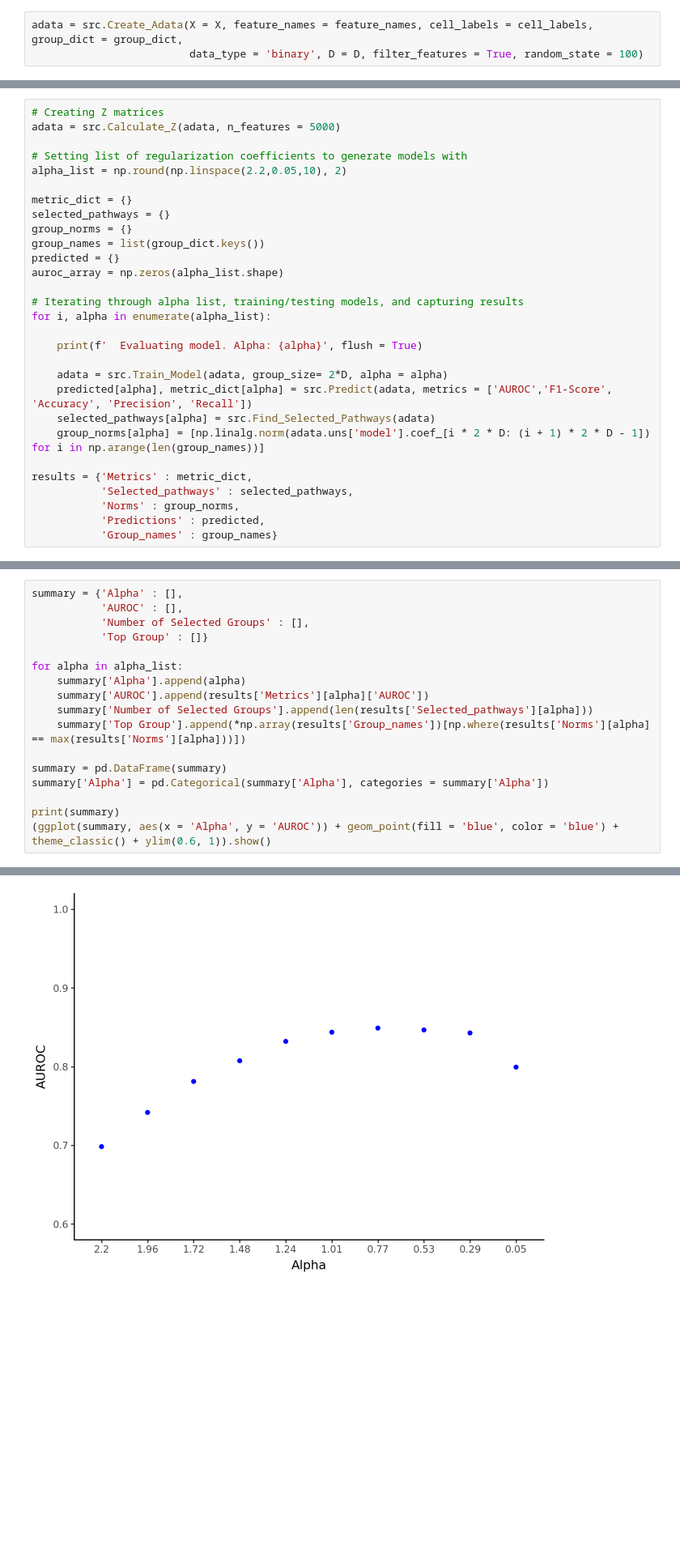
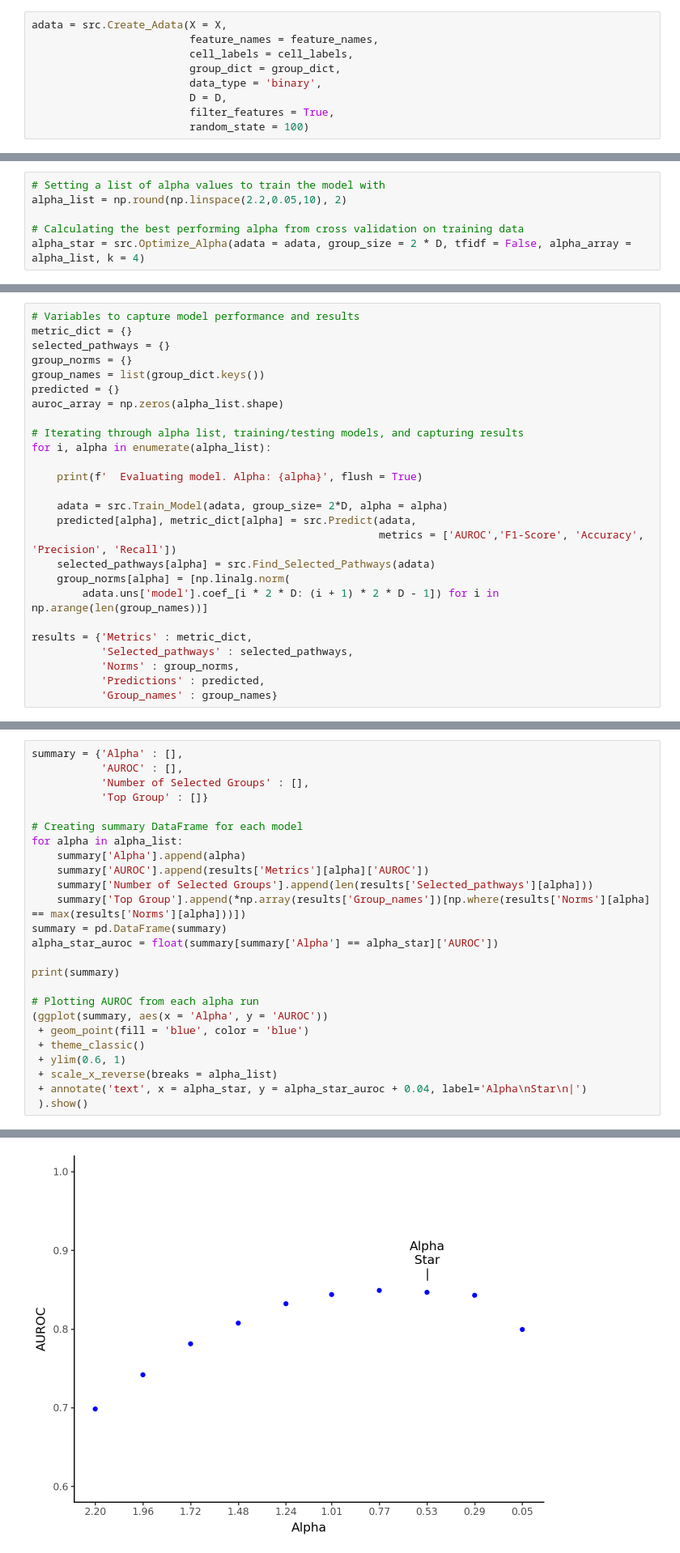
Before and after one commit to ohsu-cedar-comp-hub/scMKL, a Jupyter notebook: example/ATAC_analysis.ipynb, the cells around one changed output, grey strips where cells are left out. Shown at 81% size. Saved outputs shown, nothing was run; the diff lists cells and outputs as text; blank space fills up the shorter version.

```diff
--- a/example/ATAC_analysis.ipynb
+++ b/example/ATAC_analysis.ipynb
@@ -52,3 +63,9 @@ scMKL takes advantage of AnnData's flexible structure to create a straight-forwa
 # %%
-adata = src.Create_Adata(X = X, feature_names = feature_names, cell_labels = cell_labels, group_dict = group_dict,
-                         data_type = 'binary', D = D, filter_features = True, random_state = 100)
+adata = src.Create_Adata(X = X,
+                         feature_names = feature_names,
+                         cell_labels = cell_labels,
+                         group_dict = group_dict,
+                         data_type = 'binary',
+                         D = D,
+                         filter_features = True,
+                         random_state = 100)
@@ -59,0 +118,6 @@ adata = src.Estimate_Sigma(adata, n_features = 200)
+# %%
+# Setting a list of alpha values to train the model with
+alpha_list = np.round(np.linspace(2.2,0.05,10), 2)
+
+# Calculating the best performing alpha from cross validation on training data
+alpha_star = src.Optimize_Alpha(adata = adata, group_size = 2 * D, tfidf = False, alpha_array = alpha_list, k = 4)
@@ -63,12 +136,7 @@ Here we will train and evaluate 10 models, each with a different `alpha`.
 
 `alpha` (or lambda) is a regularization coefficient that deterimines how many groupings will be used to classify the test cells in the final model. Here, we will evalutate the model using a range of alphas (`alpha_list`) to get a range of selected groups.
 # %%
-# Creating Z matrices
-adata = src.Calculate_Z(adata, n_features = 5000)
-
-# Setting list of regularization coefficients to generate models with
-alpha_list = np.round(np.linspace(2.2,0.05,10), 2)
-
+# Variables to capture model performance and results
 metric_dict = {}
 selected_pathways = {}
 group_norms = {}
@@ -82,9 +150,11 @@ for i, alpha in enumerate(alpha_list):
     print(f'  Evaluating model. Alpha: {alpha}', flush = True)
 
     adata = src.Train_Model(adata, group_size= 2*D, alpha = alpha)
-    predicted[alpha], metric_dict[alpha] = src.Predict(adata, metrics = ['AUROC','F1-Score', 'Accuracy', 'Precision', 'Recall'])
+    predicted[alpha], metric_dict[alpha] = src.Predict(adata,
+                                                       metrics = ['AUROC','F1-Score', 'Accuracy', 'Precision', 'Recall'])
     selected_pathways[alpha] = src.Find_Selected_Pathways(adata)
-    group_norms[alpha] = [np.linalg.norm(adata.uns['model'].coef_[i * 2 * D: (i + 1) * 2 * D - 1]) for i in np.arange(len(group_names))]
+    group_norms[alpha] = [np.linalg.norm(
+        adata.uns['model'].coef_[i * 2 * D: (i + 1) * 2 * D - 1]) for i in np.arange(len(group_names))]
 
 results = {'Metrics' : metric_dict,
            'Selected_pathways' : selected_pathways,
@@ -112,15 +180,23 @@ summary = {'Alpha' : [],
            'Number of Selected Groups' : [],
            'Top Group' : []}
 
+# Creating summary DataFrame for each model
 for alpha in alpha_list:
     summary['Alpha'].append(alpha)
     summary['AUROC'].append(results['Metrics'][alpha]['AUROC'])
     summary['Number of Selected Groups'].append(len(results['Selected_pathways'][alpha]))
     summary['Top Group'].append(*np.array(results['Group_names'])[np.where(results['Norms'][alpha] == max(results['Norms'][alpha]))])
-
 summary = pd.DataFrame(summary)
-summary['Alpha'] = pd.Categorical(summary['Alpha'], categories = summary['Alpha'])
+alpha_star_auroc = float(summary[summary['Alpha'] == alpha_star]['AUROC'])
 
 print(summary)
-(ggplot(summary, aes(x = 'Alpha', y = 'AUROC')) + geom_point(fill = 'blue', color = 'blue') + theme_classic() + ylim(0.6, 1)).show()
+
+# Plotting AUROC from each alpha run
+(ggplot(summary, aes(x = 'Alpha', y = 'AUROC'))
+ + geom_point(fill = 'blue', color = 'blue')
+ + theme_classic()
+ + ylim(0.6, 1)
+ + scale_x_reverse(breaks = alpha_list)
+ + annotate('text', x = alpha_star, y = alpha_star_auroc + 0.04, label='Alpha\nStar\n|')
+ ).show()
 # %% [output]
@@ -138 +220 @@ print(summary)
-[figure, old version]
+[figure, new version]
```
Also changed, not shown: parts of 13 cells of this notebook, 7 other files.
